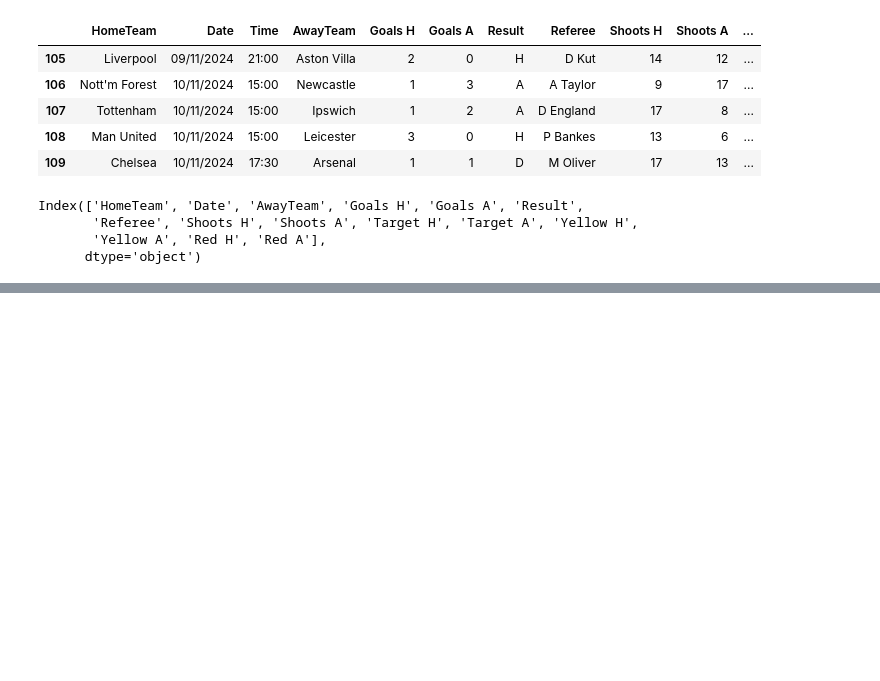
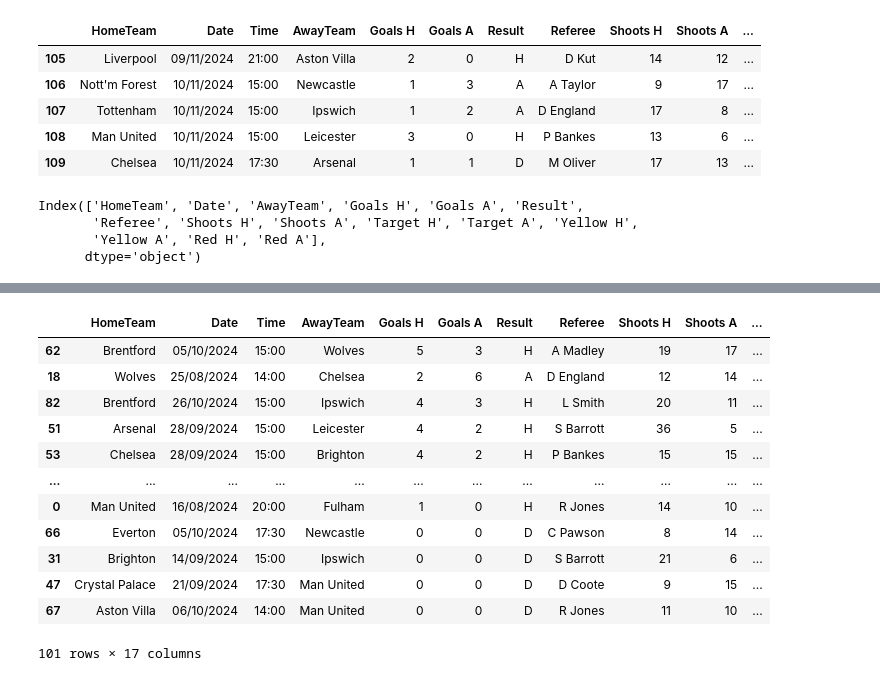
Before and after one commit to ka-53/ML-draft, a Jupyter notebook: draft/dataframe.ipynb, the cells around one changed output, grey strips where cells are left out. Drawn from its saved outputs; the diff is of its cells as text; code cells hidden in the pictures; blank space fills up the shorter version.

Commit message:
dataframes

```diff
--- a/draft/dataframe.ipynb
+++ b/draft/dataframe.ipynb
@@ -391,0 +401,16 @@ Index(['HomeTeam', 'Date', 'AwayTeam', 'Goals H', 'Goals A', 'Result',
+# %%
+df.sort_values('all goals', ascending=False)
+# %% [output]
+|  | HomeTeam | Date | Time | AwayTeam | Goals H | Goals A | Result | Referee | Shoots H | Shoots A | ... |
+| 62 | Brentford | 05/10/2024 | 15:00 | Wolves | 5 | 3 | H | A Madley | 19 | 17 | ... |
+| 18 | Wolves | 25/08/2024 | 14:00 | Chelsea | 2 | 6 | A | D England | 12 | 14 | ... |
+| 82 | Brentford | 26/10/2024 | 15:00 | Ipswich | 4 | 3 | H | L Smith | 20 | 11 | ... |
+| 51 | Arsenal | 28/09/2024 | 15:00 | Leicester | 4 | 2 | H | S Barrott | 36 | 5 | ... |
+| 53 | Chelsea | 28/09/2024 | 15:00 | Brighton | 4 | 2 | H | P Bankes | 15 | 15 | ... |
+| ... | ... | ... | ... | ... | ... | ... | ... | ... | ... | ... | ... |
+| 0 | Man United | 16/08/2024 | 20:00 | Fulham | 1 | 0 | H | R Jones | 14 | 10 | ... |
+| 66 | Everton | 05/10/2024 | 17:30 | Newcastle | 0 | 0 | D | C Pawson | 8 | 14 | ... |
+| 31 | Brighton | 14/09/2024 | 15:00 | Ipswich | 0 | 0 | D | S Barrott | 21 | 6 | ... |
+| 47 | Crystal Palace | 21/09/2024 | 17:30 | Man United | 0 | 0 | D | D Coote | 9 | 15 | ... |
+| 67 | Aston Villa | 06/10/2024 | 14:00 | Man United | 0 | 0 | D | R Jones | 11 | 10 | ... |
+101 rows × 17 columns
```
Also changed, not shown: parts of 9 cells of this notebook, 1 other file.
